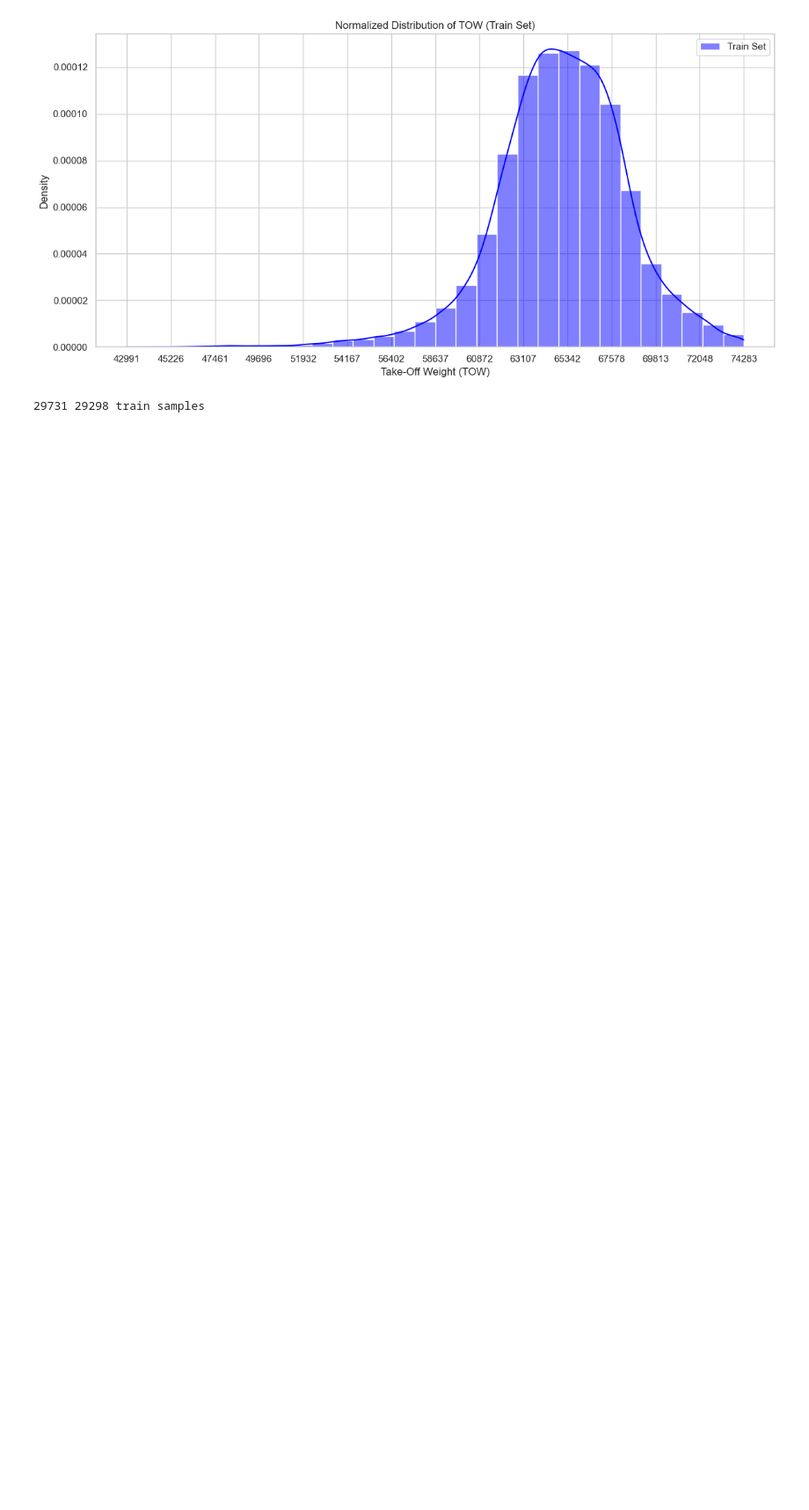
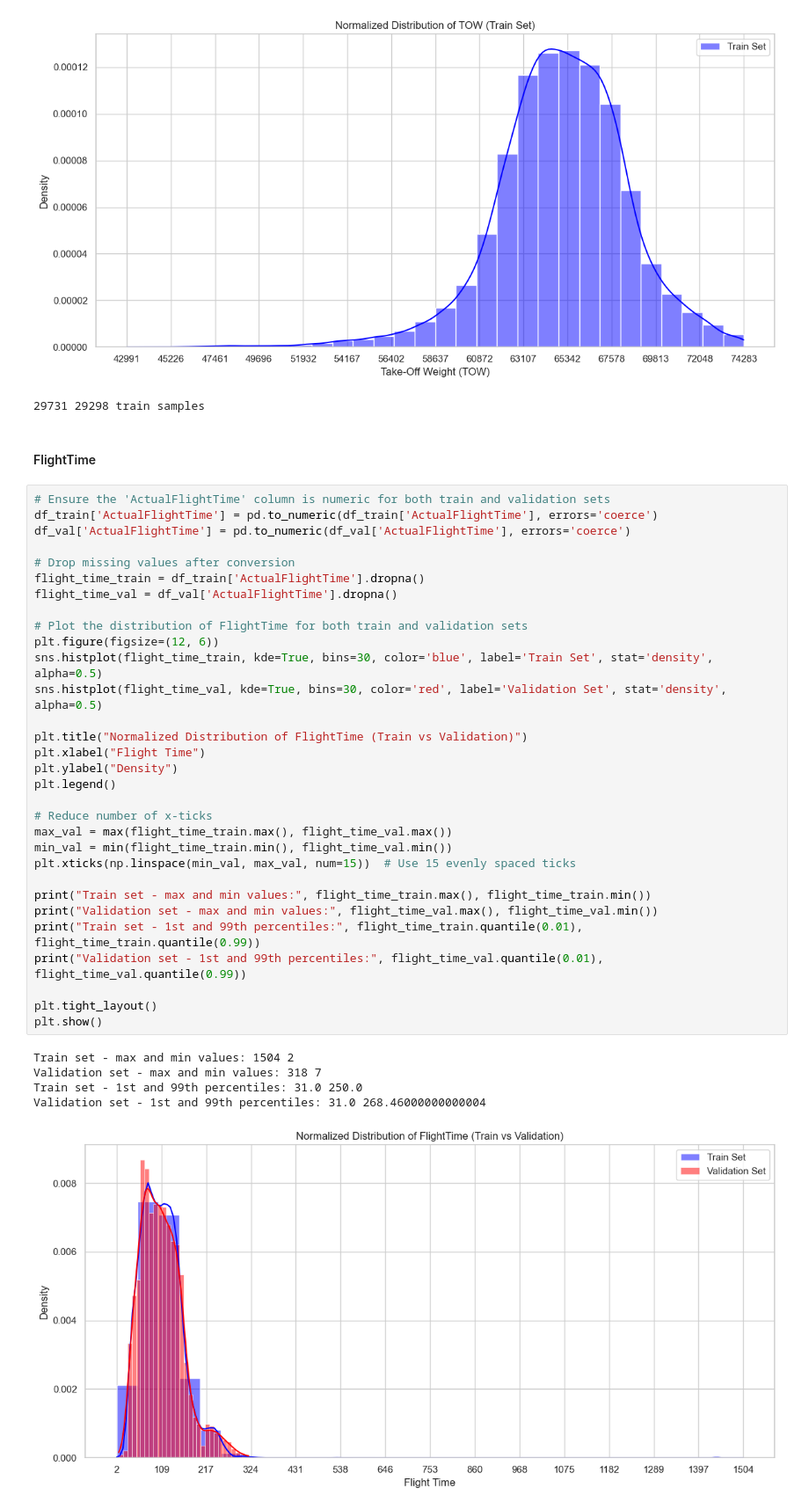
Before and after one commit to banacchini/ryanairTakeOffWeightRegression, a Jupyter notebook: notebooks/01_eda.ipynb, the cells around one changed output. Shown at 88% size. Drawn from its saved outputs; the diff is of its cells as text; blank space fills up the shorter version.

```diff
--- a/notebooks/01_eda.ipynb
+++ b/notebooks/01_eda.ipynb
@@ -596,3 +628,42 @@ print(len(df_train), len(tow_train), "train samples")
 # %% [output]
 [figure]
 29731 29298 train samples
+# %% [markdown]
+#### FlightTime
+# %%
+# Ensure the 'ActualFlightTime' column is numeric for both train and validation sets
+df_train['ActualFlightTime'] = pd.to_numeric(df_train['ActualFlightTime'], errors='coerce')
+df_val['ActualFlightTime'] = pd.to_numeric(df_val['ActualFlightTime'], errors='coerce')
+
+# Drop missing values after conversion
+flight_time_train = df_train['ActualFlightTime'].dropna()
+flight_time_val = df_val['ActualFlightTime'].dropna()
+
+# Plot the distribution of FlightTime for both train and validation sets
+plt.figure(figsize=(12, 6))
+sns.histplot(flight_time_train, kde=True, bins=30, color='blue', label='Train Set', stat='density', alpha=0.5)
+sns.histplot(flight_time_val, kde=True, bins=30, color='red', label='Validation Set', stat='density', alpha=0.5)
+
+plt.title("Normalized Distribution of FlightTime (Train vs Validation)")
+plt.xlabel("Flight Time")
+plt.ylabel("Density")
+plt.legend()
+
+# Reduce number of x-ticks
+max_val = max(flight_time_train.max(), flight_time_val.max())
+min_val = min(flight_time_train.min(), flight_time_val.min())
+plt.xticks(np.linspace(min_val, max_val, num=15))  # Use 15 evenly spaced ticks
+
+print("Train set - max and min values:", flight_time_train.max(), flight_time_train.min())
+print("Validation set - max and min values:", flight_time_val.max(), flight_time_val.min())
+print("Train set - 1st and 99th percentiles:", flight_time_train.quantile(0.01), flight_time_train.quantile(0.99))
+print("Validation set - 1st and 99th percentiles:", flight_time_val.quantile(0.01), flight_time_val.quantile(0.99))
+
+plt.tight_layout()
+plt.show()
+# %% [output]
+Train set - max and min values: 1504 2
+Validation set - max and min values: 318 7
+Train set - 1st and 99th percentiles: 31.0 250.0
+Validation set - 1st and 99th percentiles: 31.0 268.46000000000004
+[figure, added]
```
Also changed, not shown: parts of 19 cells of this notebook, 1 other file.
